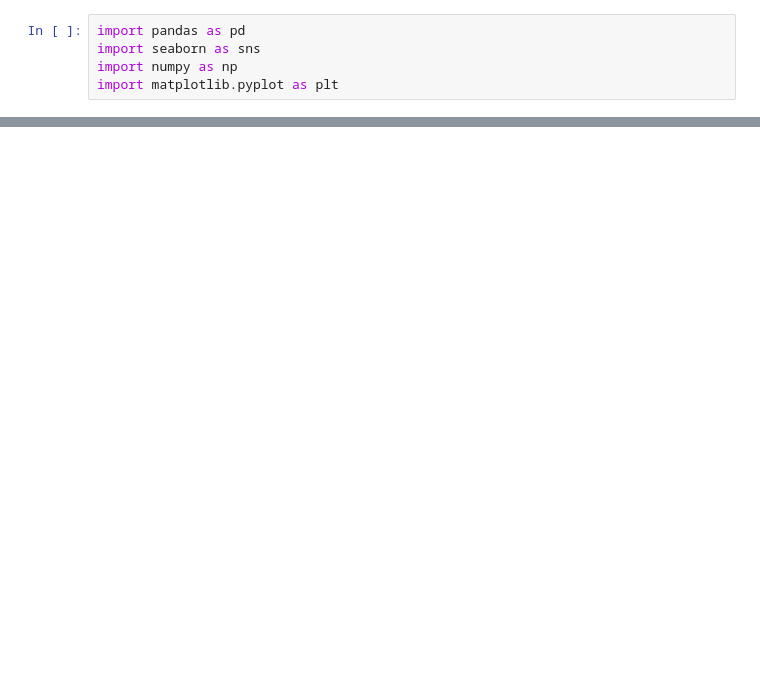
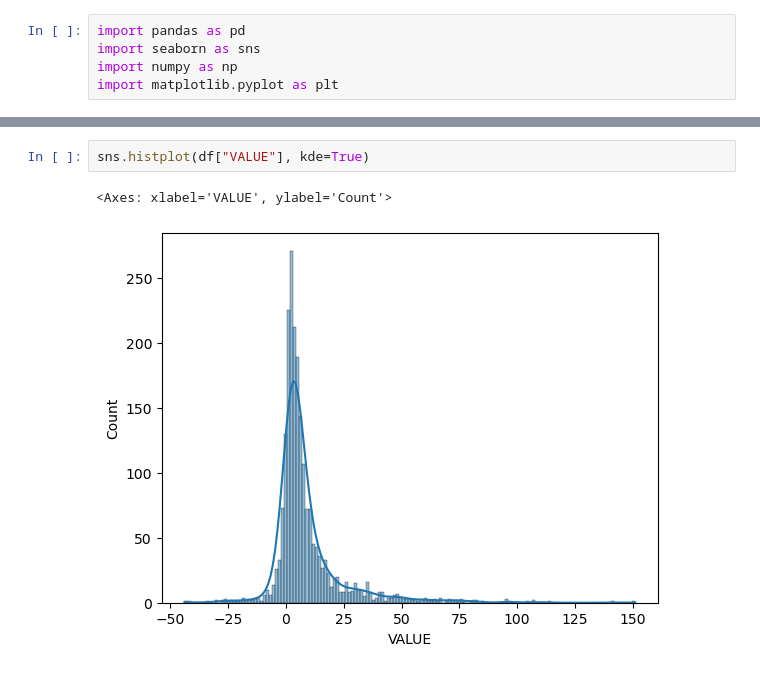
Before and after one commit to RodneyWardle2023/ca1, a Jupyter notebook: CA1_Rodney_Wardle_Main_Code.ipynb, the cells around one changed output, grey strips where cells are left out. Cells and saved outputs as stored; diff of their text form; blank space fills up the shorter version.

```diff
--- a/CA1_Rodney_Wardle_Main_Code.ipynb
+++ b/CA1_Rodney_Wardle_Main_Code.ipynb
@@ -76,0 +97,5 @@ Name: Year, Length: 73, dtype: int64
+# %%
+sns.histplot(df["VALUE"], kde=True)
+# %% [output]
+<Axes: xlabel='VALUE', ylabel='Count'>
+[figure, added]
```
Also changed, not shown: parts of 8 cells of this notebook, 1 other file.
